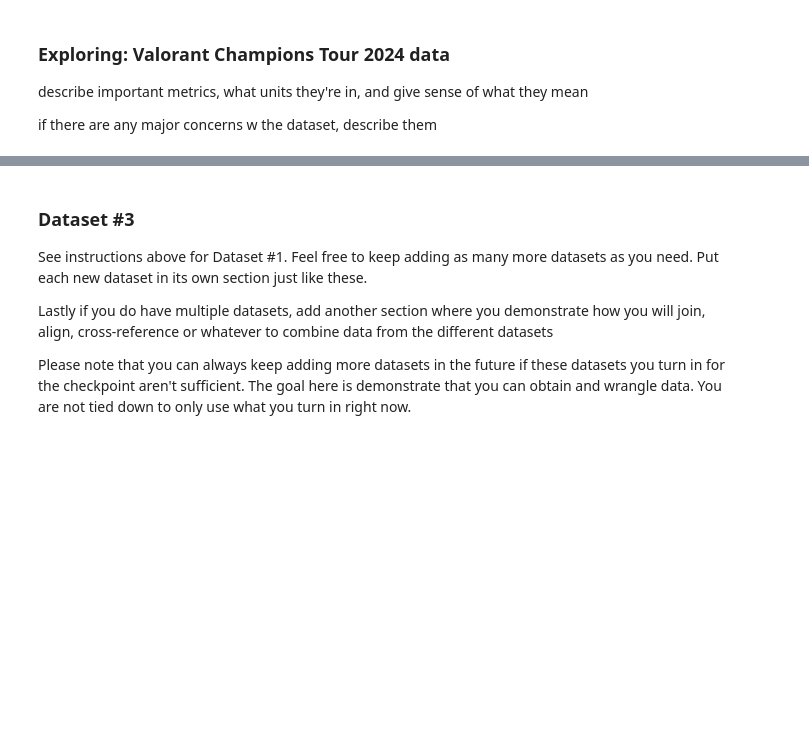
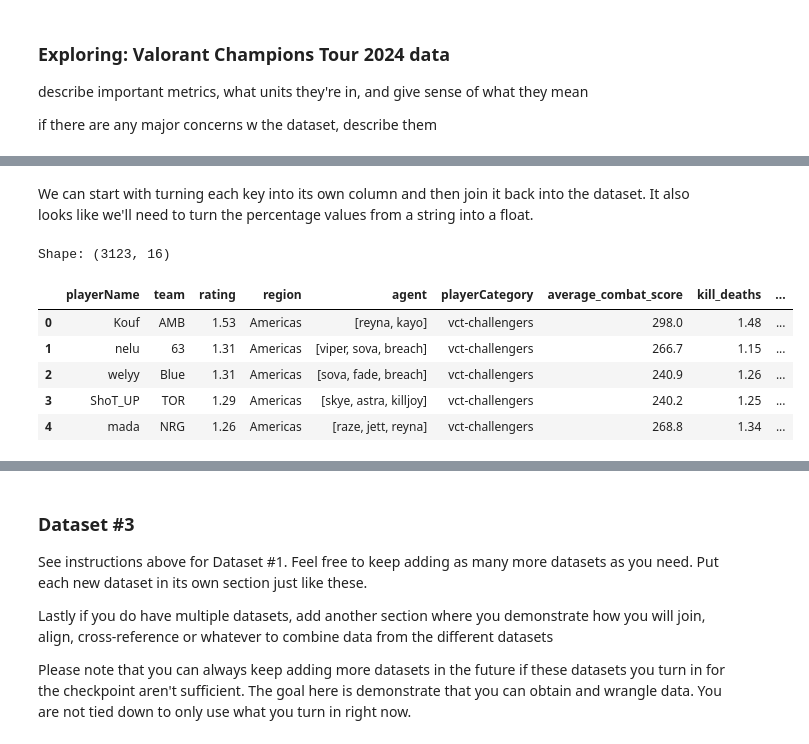
Before and after one commit to COGS108/Group102_WI26, a Jupyter notebook: 01-DataCheckpoint.ipynb, the cells around one changed output, grey strips where cells are left out. Drawn from its saved outputs; the diff is of its cells as text; code cells hidden in the pictures; blank space fills up the shorter version.

Commit message:
worked on dataset #2
also reworded hypothesis, dataset #2 overview, wrangled dataset #2

```diff
--- a/01-DataCheckpoint.ipynb
+++ b/01-DataCheckpoint.ipynb
@@ -209,0 +198,8 @@ if there are any major concerns w the dataset, describe them
+# %%
+## YOUR CODE TO LOAD/CLEAN/TIDY/WRANGLE THE DATA GOES HERE
+import pandas as pd
+import numpy as np
+
+challengers = pd.read_json('data/00-raw/val_champ_tour_2024/vct-challengers.json')
+gamechanger = pd.read_json('data/00-raw/val_champ_tour_2024/vct-game-changer.json')
+international = pd.read_json('data/00-raw/val_champ_tour_2024/vct-international.json')
@@ -209,0 +241,8 @@ if there are any major concerns w the dataset, describe them
+# %%
+# join all json files together
+vct_2024 = pd.concat([challengers, gamechanger, international])
+
+print('Shape:', vct_2024.shape)
+print('Confirm that we merged all tiers together:', vct_2024['playerCategory'].unique())
+
+vct_2024.head()
@@ -209,0 +273,17 @@ if there are any major concerns w the dataset, describe them
+# %% [markdown]
+We can start with turning each key into its own column and then join it back into the dataset. It also looks like we'll need to turn the percentage values from a string into a float.
+# %%
+# we separate each key into their own columns by applying the pd.Series function
+vct_2024 = pd.concat([vct_2024, vct_2024['playerStatistics'].apply(pd.Series)], axis = 1)
+vct_2024 = vct_2024.drop(columns = ['playerStatistics'])
+
+print('Shape:', vct_2024.shape)
+vct_2024.head()
+# %% [output]
+Shape: (3123, 16)
+|  | playerName | team | rating | region | agent | playerCategory | average_combat_score | kill_deaths | ... |
+| 0 | Kouf | AMB | 1.53 | Americas | [reyna, kayo] | vct-challengers | 298.0 | 1.48 | ... |
+| 1 | nelu | 63 | 1.31 | Americas | [viper, sova, breach] | vct-challengers | 266.7 | 1.15 | ... |
+| 2 | welyy | Blue | 1.31 | Americas | [sova, fade, breach] | vct-challengers | 240.9 | 1.26 | ... |
+| 3 | ShoT_UP | TOR | 1.29 | Americas | [skye, astra, killjoy] | vct-challengers | 240.2 | 1.25 | ... |
+| 4 | mada | NRG | 1.26 | Americas | [raze, jett, reyna] | vct-challengers | 268.8 | 1.34 | ... |
```
Also changed, not shown: parts of 21 cells of this notebook, 2 other files.
